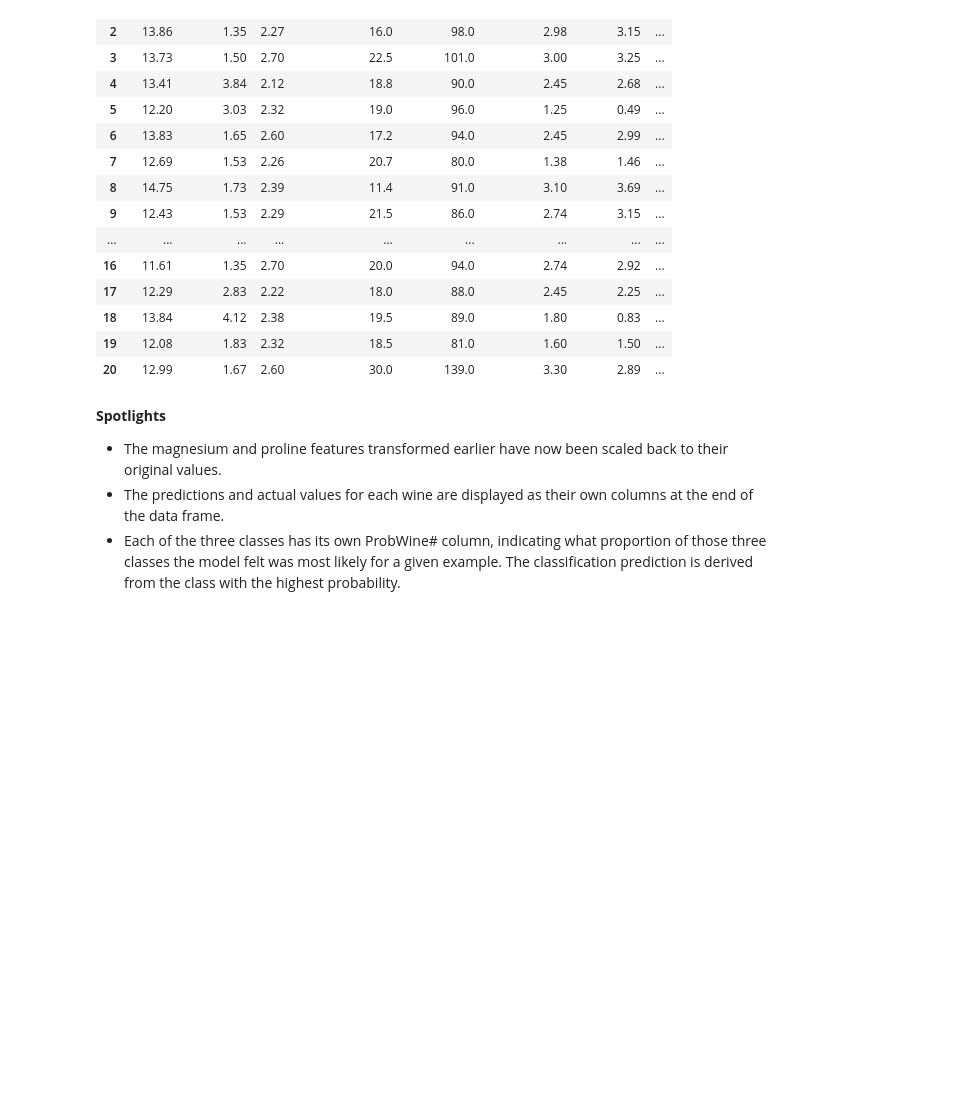
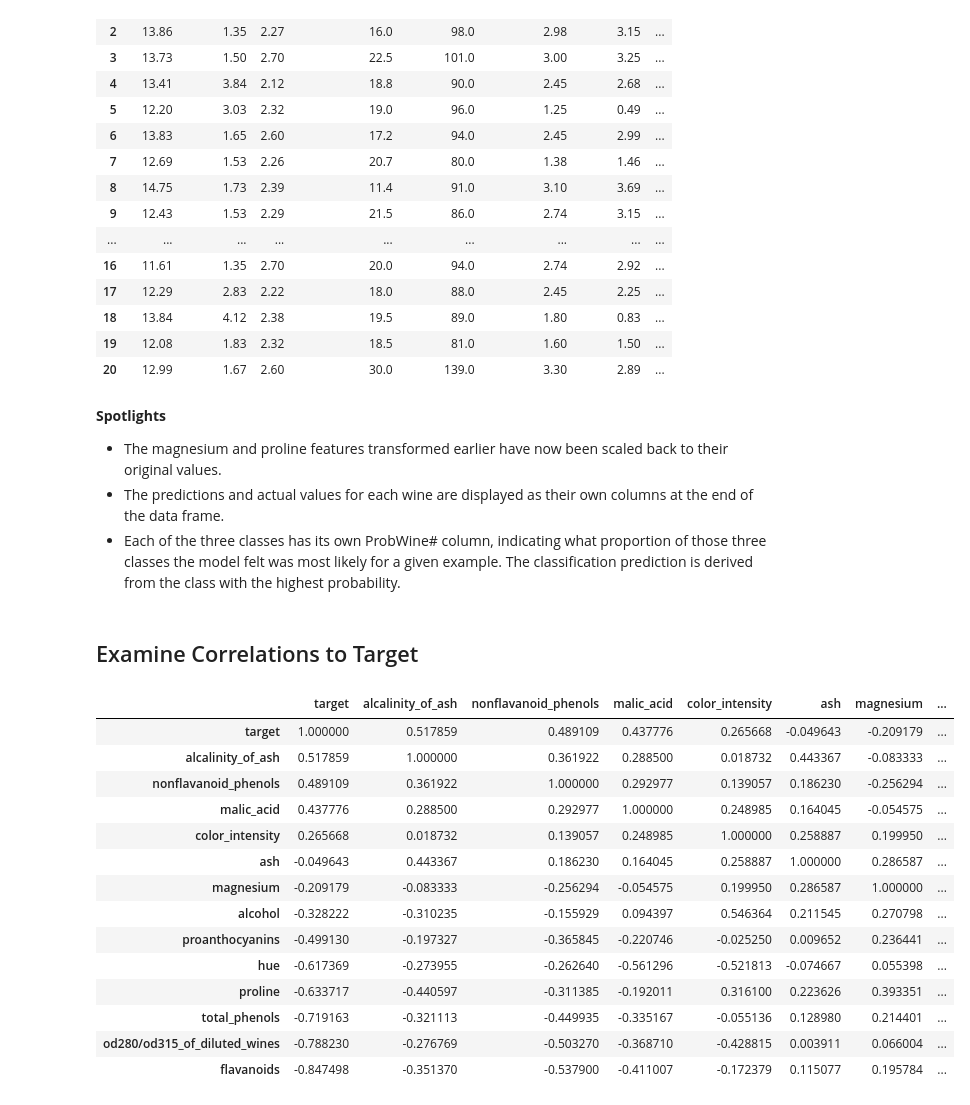
Before and after one commit to tyrantdavis/Multi-Class-Classification-Wine, a Jupyter notebook: wine-classification.ipynb, the cells around one changed output. Saved outputs shown, nothing was run; the diff lists cells and outputs as text; code cells hidden in the pictures; blank space fills up the shorter version.

```diff
--- a/wine-classification.ipynb
+++ b/wine-classification.ipynb
@@ -365,3 +366,41 @@ compare_results.head(21)
 - The magnesium and proline features transformed earlier have now been scaled back to their original values.
 - The predictions and actual values for each wine are displayed as their own columns at the end of the data frame.
 - Each of the three classes has its own ProbWine# column, indicating what proportion of those three classes the model felt was most likely for a given example. The classification prediction is derived from the class with the highest probability.
+# %% [markdown]
+## Examine Correlations to Target
+# %%
+# Create features list
+features = [
+    "target",
+    "alcalinity_of_ash",
+    "nonflavanoid_phenols",
+    "malic_acid",
+    "color_intensity",
+    "ash",
+    "magnesium",
+    "alcohol",
+    "proanthocyanins",
+    "hue",
+    "proline",
+    "total_phenols",
+    "od280/od315_of_diluted_wines",
+    "flavanoids",
+]
+
+df[features].corr()
+# %% [output]
+|  | target | alcalinity_of_ash | nonflavanoid_phenols | malic_acid | color_intensity | ash | magnesium | ... |
+| target | 1.000000 | 0.517859 | 0.489109 | 0.437776 | 0.265668 | -0.049643 | -0.209179 | ... |
+| alcalinity_of_ash | 0.517859 | 1.000000 | 0.361922 | 0.288500 | 0.018732 | 0.443367 | -0.083333 | ... |
+| nonflavanoid_phenols | 0.489109 | 0.361922 | 1.000000 | 0.292977 | 0.139057 | 0.186230 | -0.256294 | ... |
+| malic_acid | 0.437776 | 0.288500 | 0.292977 | 1.000000 | 0.248985 | 0.164045 | -0.054575 | ... |
+| color_intensity | 0.265668 | 0.018732 | 0.139057 | 0.248985 | 1.000000 | 0.258887 | 0.199950 | ... |
+| ash | -0.049643 | 0.443367 | 0.186230 | 0.164045 | 0.258887 | 1.000000 | 0.286587 | ... |
+| magnesium | -0.209179 | -0.083333 | -0.256294 | -0.054575 | 0.199950 | 0.286587 | 1.000000 | ... |
+| alcohol | -0.328222 | -0.310235 | -0.155929 | 0.094397 | 0.546364 | 0.211545 | 0.270798 | ... |
+| proanthocyanins | -0.499130 | -0.197327 | -0.365845 | -0.220746 | -0.025250 | 0.009652 | 0.236441 | ... |
+| hue | -0.617369 | -0.273955 | -0.262640 | -0.561296 | -0.521813 | -0.074667 | 0.055398 | ... |
+| proline | -0.633717 | -0.440597 | -0.311385 | -0.192011 | 0.316100 | 0.223626 | 0.393351 | ... |
+| total_phenols | -0.719163 | -0.321113 | -0.449935 | -0.335167 | -0.055136 | 0.128980 | 0.214401 | ... |
+| od280/od315_of_diluted_wines | -0.788230 | -0.276769 | -0.503270 | -0.368710 | -0.428815 | 0.003911 | 0.066004 | ... |
+| flavanoids | -0.847498 | -0.351370 | -0.537900 | -0.411007 | -0.172379 | 0.115077 | 0.195784 | ... |
```
Also changed, not shown: parts of 5 cells of this notebook.
